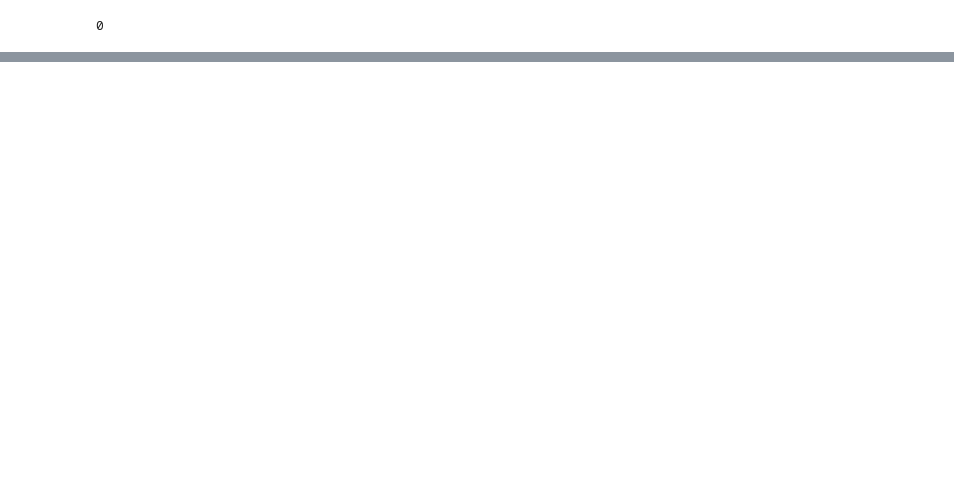
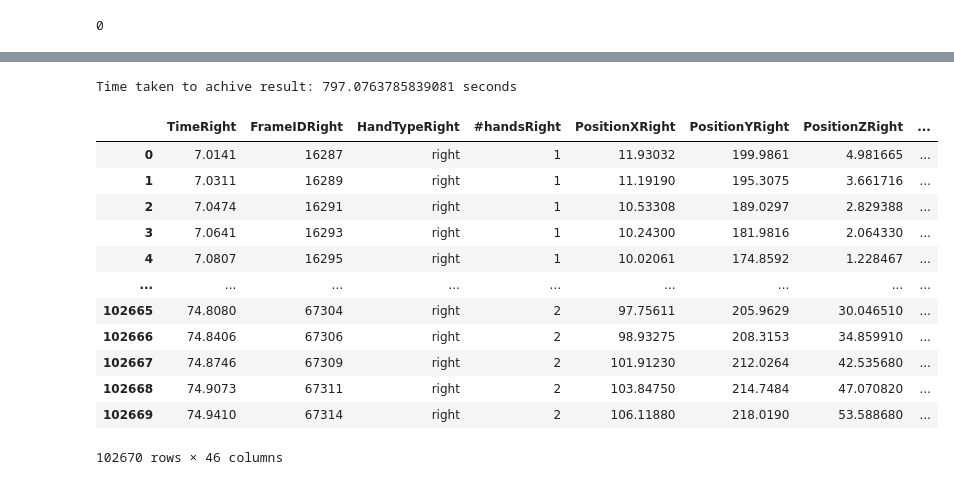
Before and after one commit to appeldaniel1998/Data-Visualization-Final-Project, a Jupyter notebook: Hand Positioning.ipynb, the cells around one changed output, grey strips where cells are left out. Cells and saved outputs as stored; diff of their text form; code cells hidden in the pictures; blank space fills up the shorter version.

```diff
--- a/Hand Positioning.ipynb
+++ b/Hand Positioning.ipynb
@@ -151,0 +143,5 @@ print(len(df))
+# %%
+#checking that the code worked
+for i in range(len(totalList)):
+    temp = totalList[i]['#hands'].unique()
+    print(temp)
@@ -151,0 +229,55 @@ print(len(df))
+# %%
+#function to combine 2 consecutive rows
+start_timeCombine = time.time()
+
+liR = ["{}{}".format(ind,'Right') for ind in totalList[0].columns] #appending "right" to the end of each column name
+liL = ["{}{}".format(ind,'Left') for ind in totalList[0].columns]
+LiTotal = liR + liL
+
+for j in range(len(totalList)):
+    flattenedDf = pd.DataFrame(columns = LiTotal) #empty df
+    totalList[j] = totalList[j].reset_index() #resetting index of the totalList[j] for merging
+    totalList[j] = totalList[j].drop(['index'], axis = 1)
+
+    for i in range(0, len(totalList[j]), 2):
+        if (totalList[j].loc[i]['HandType'] == 'right'):
+            right = i
+            left = i+1
+        else:
+            left = i
+            right = i+1
+
+        rightList = totalList[j].loc[right]
+        rightList.index = liR
+
+        leftList = totalList[j].loc[left]
+        leftList.index = liL
+
+        completeRecord = pd.concat([rightList, leftList])
+        flattenedDf = flattenedDf.append(completeRecord, ignore_index = True)
+    totalList[j] = flattenedDf
+
+timeCombine = time.time() - start_timeCombine
+print("Time taken to achive result: %s seconds" % (timeCombine))
+# %% [output]
+Time taken to achive result: 797.0763785839081 seconds
+# %%
+#Merging all dfs into 1
+fulldf = totalList[0]
+for i in range(1, len(totalList)):
+    fulldf = pd.concat([fulldf, totalList[i]], ignore_index = True)
+fulldf
+# %% [output]
+|  | TimeRight | FrameIDRight | HandTypeRight | #handsRight | PositionXRight | PositionYRight | PositionZRight | ... |
+| 0 | 7.0141 | 16287 | right | 1 | 11.93032 | 199.9861 | 4.981665 | ... |
+| 1 | 7.0311 | 16289 | right | 1 | 11.19190 | 195.3075 | 3.661716 | ... |
+| 2 | 7.0474 | 16291 | right | 1 | 10.53308 | 189.0297 | 2.829388 | ... |
+| 3 | 7.0641 | 16293 | right | 1 | 10.24300 | 181.9816 | 2.064330 | ... |
+| 4 | 7.0807 | 16295 | right | 1 | 10.02061 | 174.8592 | 1.228467 | ... |
+| ... | ... | ... | ... | ... | ... | ... | ... | ... |
+| 102665 | 74.8080 | 67304 | right | 2 | 97.75611 | 205.9629 | 30.046510 | ... |
+| 102666 | 74.8406 | 67306 | right | 2 | 98.93275 | 208.3153 | 34.859910 | ... |
+| 102667 | 74.8746 | 67309 | right | 2 | 101.91230 | 212.0264 | 42.535680 | ... |
+| 102668 | 74.9073 | 67311 | right | 2 | 103.84750 | 214.7484 | 47.070820 | ... |
+| 102669 | 74.9410 | 67314 | right | 2 | 106.11880 | 218.0190 | 53.588680 | ... |
+102670 rows × 46 columns
```
Also changed, not shown: parts of 37 cells of this notebook.
